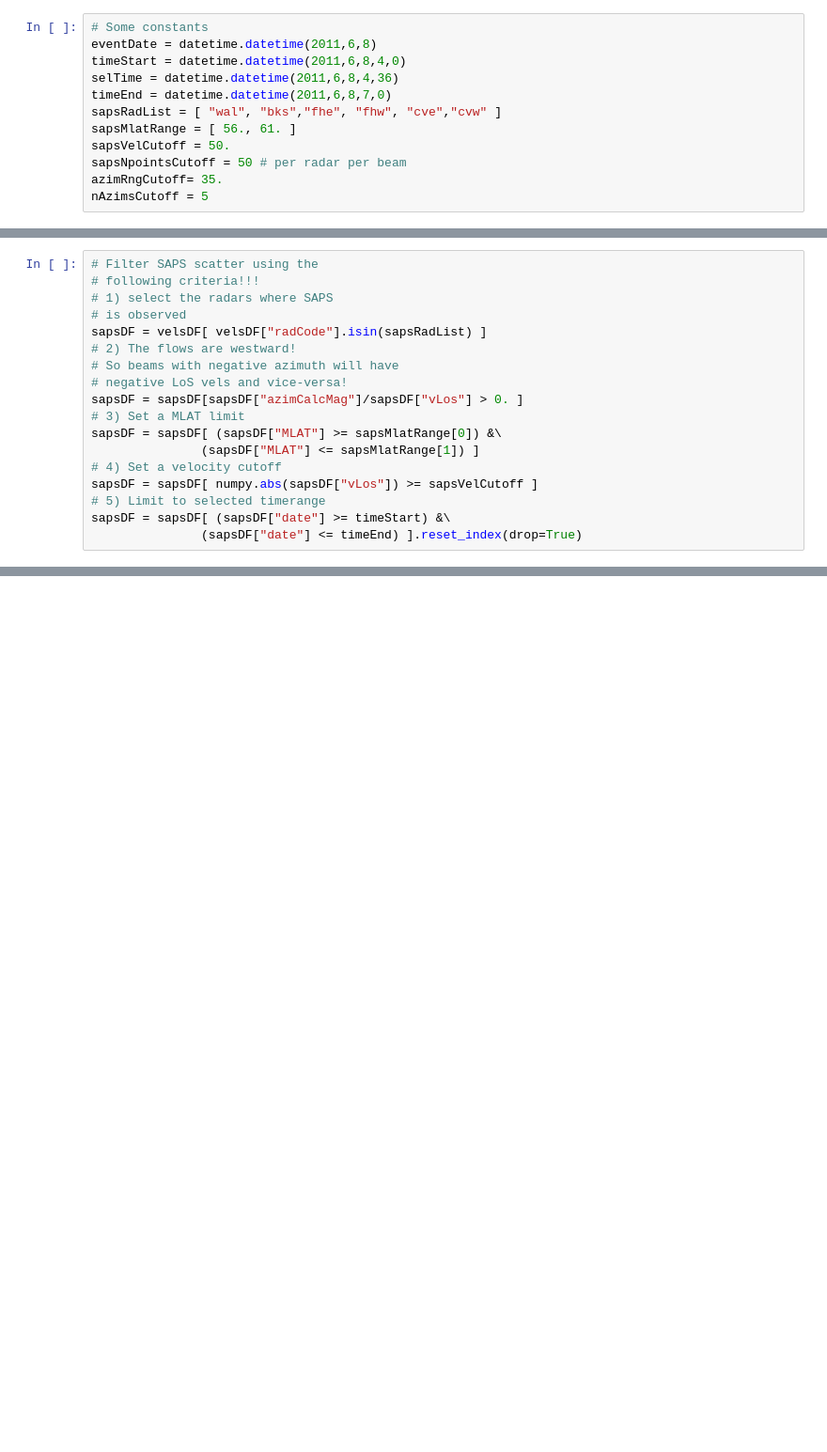
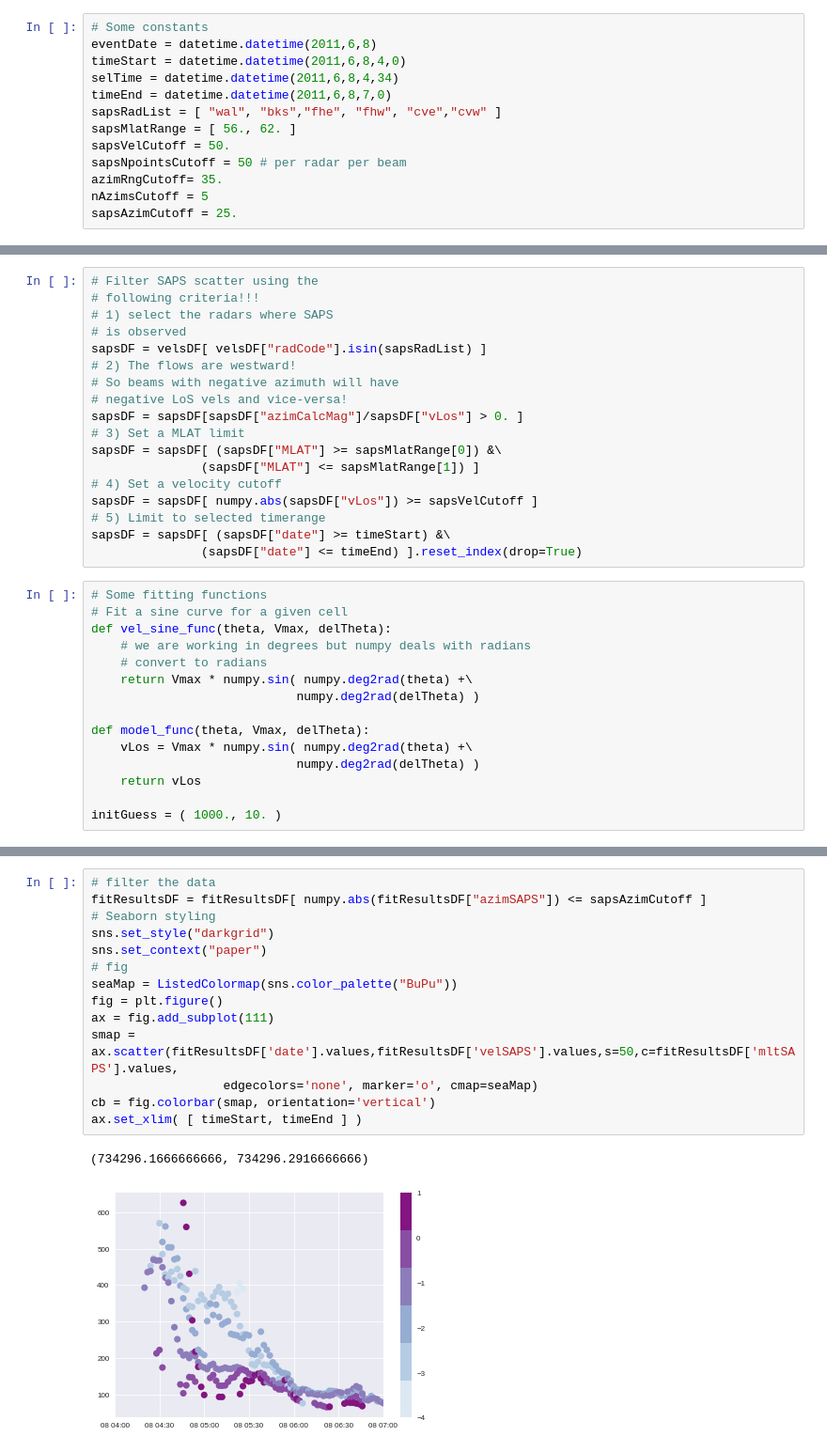
Before and after one commit to bharatreddy/scwsaps, a Jupyter notebook: ipy/saps_20110608.ipynb, the cells around one changed output, grey strips where cells are left out. Shown at 94% size. Saved outputs shown, nothing was run; the diff lists cells and outputs as text; blank space fills up the shorter version.

```diff
--- a/ipy/saps_20110608.ipynb
+++ b/ipy/saps_20110608.ipynb
@@ -17,14 +17,15 @@ from davitpy import utils
 # Some constants
 eventDate = datetime.datetime(2011,6,8)
 timeStart = datetime.datetime(2011,6,8,4,0)
-selTime = datetime.datetime(2011,6,8,4,36)
+selTime = datetime.datetime(2011,6,8,4,34)
 timeEnd = datetime.datetime(2011,6,8,7,0)
 sapsRadList = [ "wal", "bks","fhe", "fhw", "cve","cvw" ]
-sapsMlatRange = [ 56., 61. ]
+sapsMlatRange = [ 56., 62. ]
 sapsVelCutoff = 50.
 sapsNpointsCutoff = 50 # per radar per beam
 azimRngCutoff= 35.
 nAzimsCutoff = 5
+sapsAzimCutoff = 25.
 # %%
 # read from the feather file
 velsDF = feather.read_dataframe('../data/saps-' +\
@@ -55,4 +56,19 @@ sapsDF = sapsDF[ numpy.abs(sapsDF["vLos"]) >= sapsVelCutoff ]
 # 5) Limit to selected timerange
 sapsDF = sapsDF[ (sapsDF["date"] >= timeStart) &\
                (sapsDF["date"] <= timeEnd) ].reset_index(drop=True)
+# %%
+# Some fitting functions
+# Fit a sine curve for a given cell
+def vel_sine_func(theta, Vmax, delTheta):
+    # we are working in degrees but numpy deals with radians
+    # convert to radians
+    return Vmax * numpy.sin( numpy.deg2rad(theta) +\
+                            numpy.deg2rad(delTheta) )
+
+def model_func(theta, Vmax, delTheta):
+    vLos = Vmax * numpy.sin( numpy.deg2rad(theta) +\
+                            numpy.deg2rad(delTheta) )
+    return vLos
+
+initGuess = ( 1000., 10. )
 # %%
@@ -98,0 +185,17 @@ for cDate in uniqDatesList:
+# %%
+# filter the data
+fitResultsDF = fitResultsDF[ numpy.abs(fitResultsDF["azimSAPS"]) <= sapsAzimCutoff ]
+# Seaborn styling
+sns.set_style("darkgrid")
+sns.set_context("paper")
+# fig
+seaMap = ListedColormap(sns.color_palette("BuPu"))
+fig = plt.figure()
+ax = fig.add_subplot(111)
+smap = ax.scatter(fitResultsDF['date'].values,fitResultsDF['velSAPS'].values,s=50,c=fitResultsDF['mltSAPS'].values,
+                  edgecolors='none', marker='o', cmap=seaMap)
+cb = fig.colorbar(smap, orientation='vertical')
+ax.set_xlim( [ timeStart, timeEnd ] )
+# %% [output]
+(734296.1666666666, 734296.2916666666)
+[figure, added]
```
Also changed, not shown: parts of 2 cells of this notebook, 4 other files.
